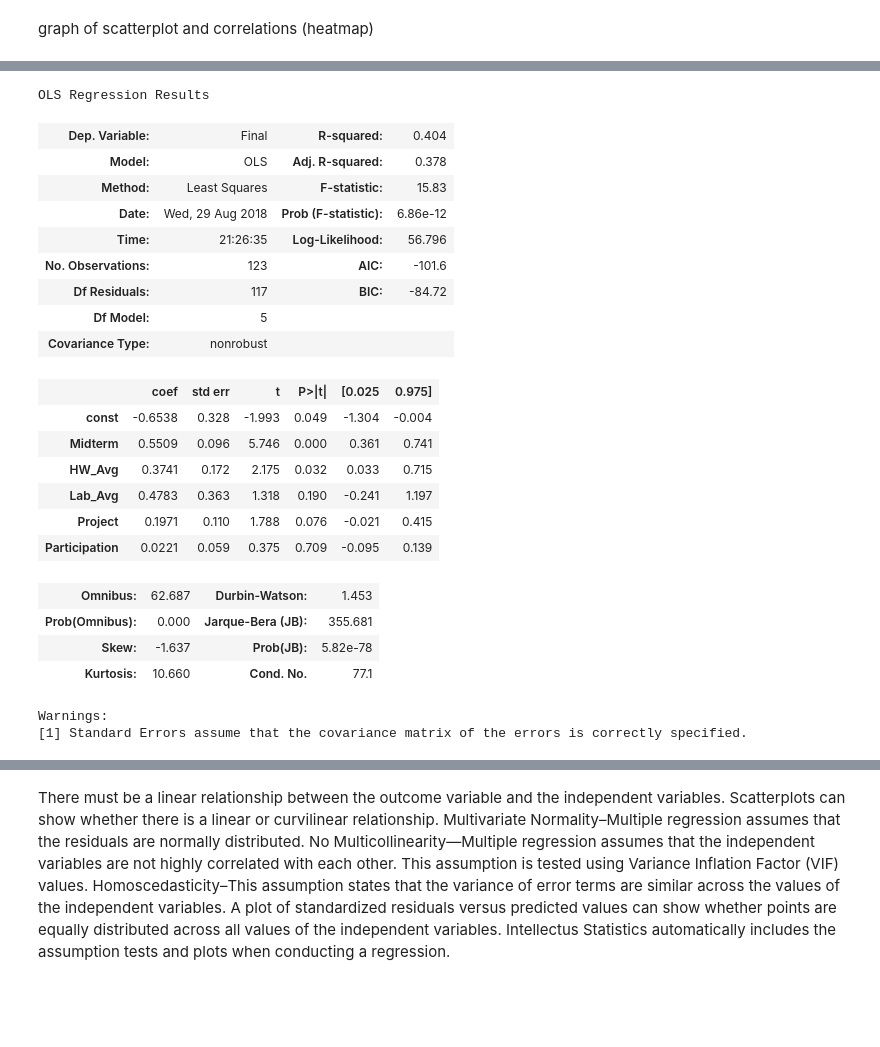
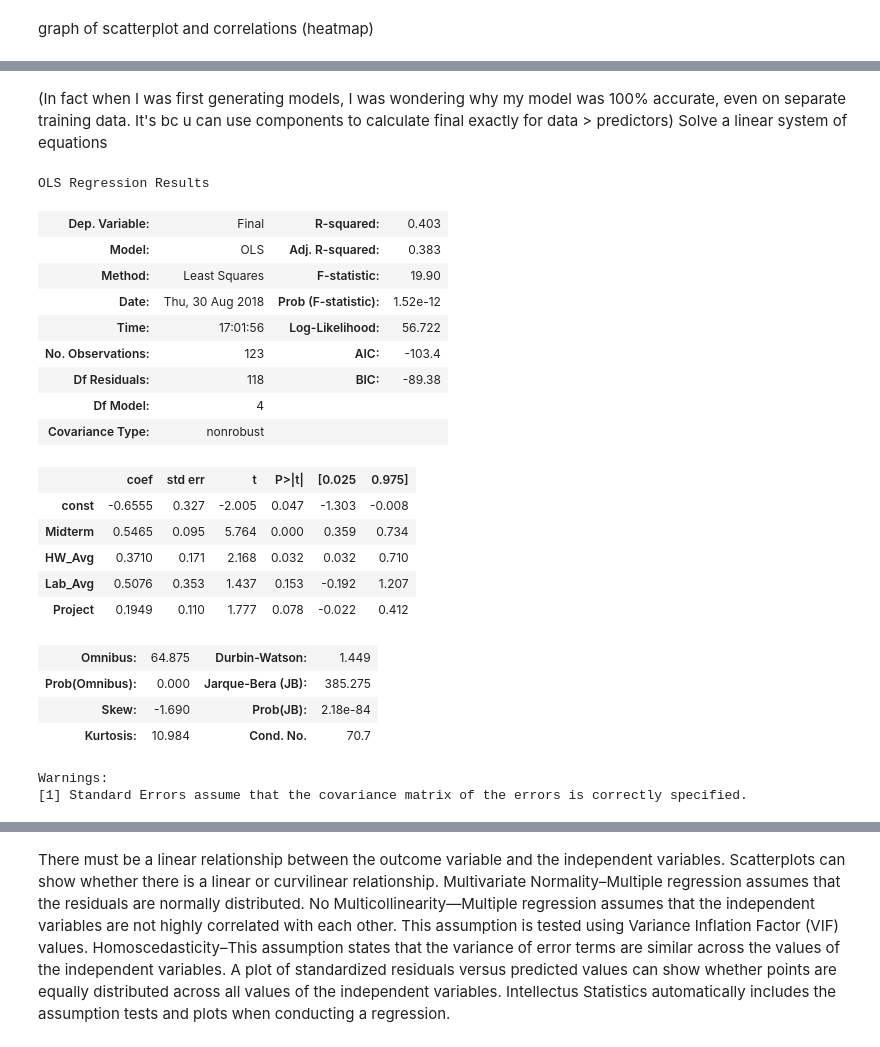
Before and after one commit to dleestat/grades, a Jupyter notebook: Grades.ipynb, the cells around one changed output, grey strips where cells are left out. Saved outputs shown, nothing was run; the diff lists cells and outputs as text; code cells hidden in the pictures; blank space fills up the shorter version.

```diff
--- a/Grades.ipynb
+++ b/Grades.ipynb
@@ -360,31 +356,27 @@ stats.pearsonr(df['Lab_Avg'], df['Final'])
-# %%
-# Assumptions
-
-import statsmodels.api as sm
-X = sm.add_constant(X)
-model = sm.OLS(y, X).fit()
-model.summary()
-# %% [output]
-OLS Regression Results
-| Dep. Variable: | Final | R-squared: | 0.404 |
-| Model: | OLS | Adj. R-squared: | 0.378 |
-| Method: | Least Squares | F-statistic: | 15.83 |
-| Date: | Wed, 29 Aug 2018 | Prob (F-statistic): | 6.86e-12 |
-| Time: | 21:26:35 | Log-Likelihood: | 56.796 |
-| No. Observations: | 123 | AIC: | -101.6 |
-| Df Residuals: | 117 | BIC: | -84.72 |
-| Df Model: | 5 |  |  |
-| Covariance Type: | nonrobust |  |  |
-|  | coef | std err | t | P>|t| | [0.025 | 0.975] |
-| const | -0.6538 | 0.328 | -1.993 | 0.049 | -1.304 | -0.004 |
-| Midterm | 0.5509 | 0.096 | 5.746 | 0.000 | 0.361 | 0.741 |
-| HW_Avg | 0.3741 | 0.172 | 2.175 | 0.032 | 0.033 | 0.715 |
-| Lab_Avg | 0.4783 | 0.363 | 1.318 | 0.190 | -0.241 | 1.197 |
-| Project | 0.1971 | 0.110 | 1.788 | 0.076 | -0.021 | 0.415 |
-| Participation | 0.0221 | 0.059 | 0.375 | 0.709 | -0.095 | 0.139 |
-| Omnibus: | 62.687 | Durbin-Watson: | 1.453 |
-| Prob(Omnibus): | 0.000 | Jarque-Bera (JB): | 355.681 |
-| Skew: | -1.637 | Prob(JB): | 5.82e-78 |
-| Kurtosis: | 10.660 | Cond. No. | 77.1 |
-Warnings:
-[1] Standard Errors assume that the covariance matrix of the errors is correctly specified.
+# %% [markdown]
+(In fact when I was first generating models, I was wondering why my model was 100% accurate, even on separate training data. It's bc u can use components to calculate final exactly for data > predictors) Solve a linear system of equations
+# %%
+sm.OLS(df['Final'], sm.add_constant(df[['Midterm','HW_Avg','Lab_Avg','Project']])).fit().summary()
+# %% [output]
+OLS Regression Results
+| Dep. Variable: | Final | R-squared: | 0.403 |
+| Model: | OLS | Adj. R-squared: | 0.383 |
+| Method: | Least Squares | F-statistic: | 19.90 |
+| Date: | Thu, 30 Aug 2018 | Prob (F-statistic): | 1.52e-12 |
+| Time: | 17:01:56 | Log-Likelihood: | 56.722 |
+| No. Observations: | 123 | AIC: | -103.4 |
+| Df Residuals: | 118 | BIC: | -89.38 |
+| Df Model: | 4 |  |  |
+| Covariance Type: | nonrobust |  |  |
+|  | coef | std err | t | P>|t| | [0.025 | 0.975] |
+| const | -0.6555 | 0.327 | -2.005 | 0.047 | -1.303 | -0.008 |
+| Midterm | 0.5465 | 0.095 | 5.764 | 0.000 | 0.359 | 0.734 |
+| HW_Avg | 0.3710 | 0.171 | 2.168 | 0.032 | 0.032 | 0.710 |
+| Lab_Avg | 0.5076 | 0.353 | 1.437 | 0.153 | -0.192 | 1.207 |
+| Project | 0.1949 | 0.110 | 1.777 | 0.078 | -0.022 | 0.412 |
+| Omnibus: | 64.875 | Durbin-Watson: | 1.449 |
+| Prob(Omnibus): | 0.000 | Jarque-Bera (JB): | 385.275 |
+| Skew: | -1.690 | Prob(JB): | 2.18e-84 |
+| Kurtosis: | 10.984 | Cond. No. | 70.7 |
+Warnings:
+[1] Standard Errors assume that the covariance matrix of the errors is correctly specified.
```
Also changed, not shown: parts of 22 cells of this notebook.
